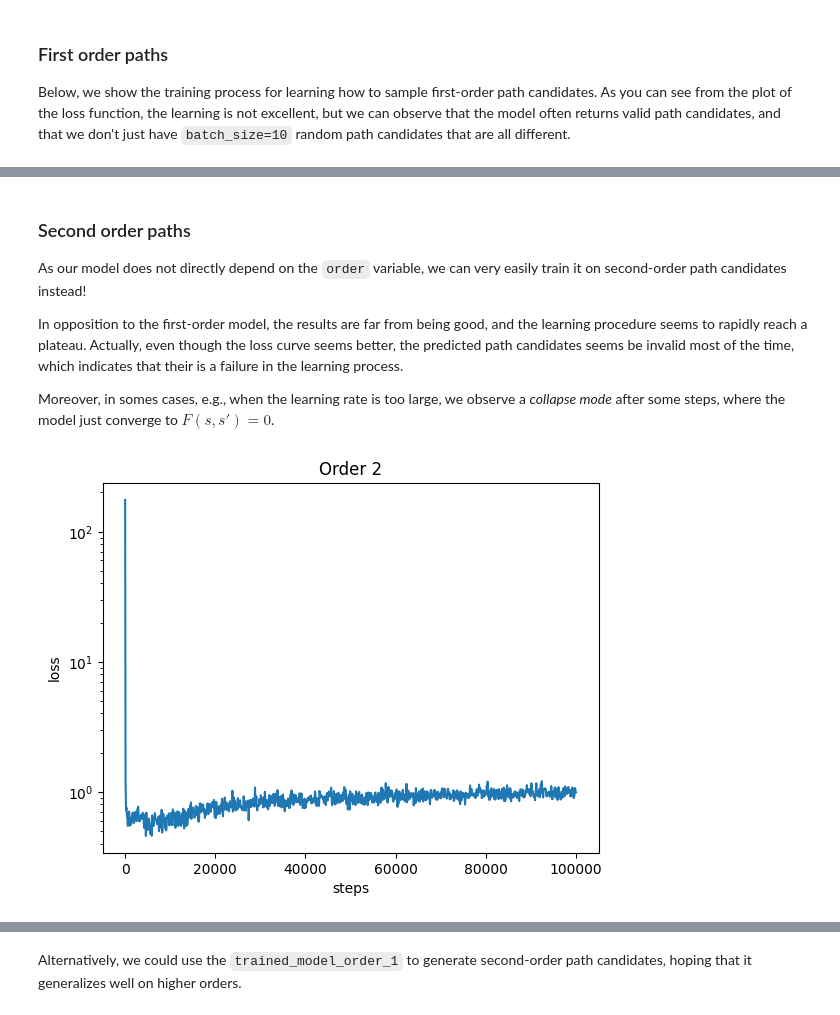
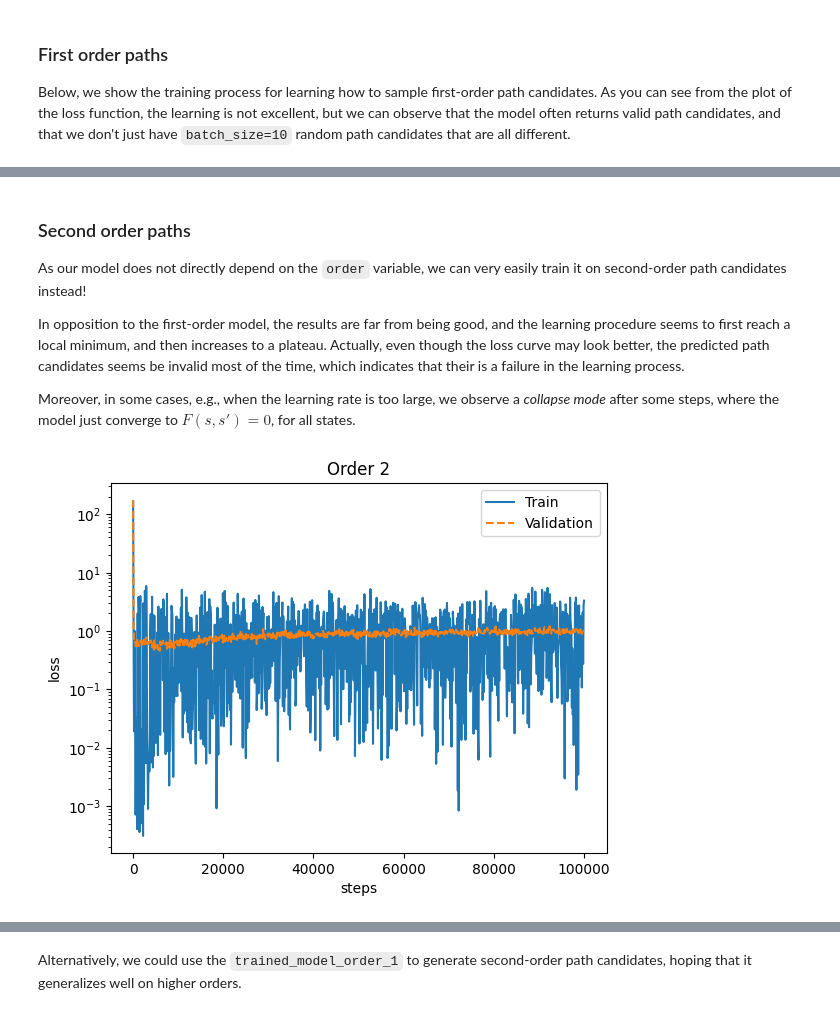
Before and after one commit to jeertmans/DiffeRT2d, a Jupyter notebook: docs/source/notebooks/cost20120_helsinki_model.ipynb, the cells around one changed output, grey strips where cells are left out. Saved outputs shown, nothing was run; the diff lists cells and outputs as text; code cells hidden in the pictures.

```diff
--- a/docs/source/notebooks/cost20120_helsinki_model.ipynb
+++ b/docs/source/notebooks/cost20120_helsinki_model.ipynb
@@ -96,12 +102,12 @@ scene.plot(ax)
 order = 2
 
 for _, _, path, _ in scene.all_valid_paths(order=order):
-    path.plot(ax)
+    path.plot(ax, zorder=-1)
 
 xlim = plt.xlim()
 ylim = plt.ylim()
 
-plt.xlabel("x")
-plt.ylabel("y")
+plt.xlabel("x coordinate")
+plt.ylabel("y coordinate")
 plt.show()
 # %% [output]
@@ -405,9 +413,7 @@ for _, _, valid, path, path_candidate in scene.all_paths(order=order):
     p = path_candidate.tolist()
     r = reward(path_candidate, scene)
 
-    print(
-        f"{s} path_candidate = {p} has a reward of {r}"
-    )
+    print(f"{s} path_candidate = {p} has a reward of {r}")
 
 plt.xlabel("x")
 plt.ylabel("y")
@@ -939,10 +952,10 @@ def loss(
         if pr is not None:
             pr.set_label("Prediction")
 
-        plt.title(f"Generated {batch_size} path cand. (of which {n_unique} are unique)")
-        plt.legend()
-        plt.xlabel("x")
-        plt.ylabel("y")
+        ax.set_title(f"Generated {batch_size} path cand. (of which {n_unique} are unique)")
+        ax.set_xlabel("x coordinate")
+        ax.set_ylabel("y coordinate")
+        ax.legend()
         plt.show()
 
     return batch_loss
@@ -1018,7 +1031,12 @@ def train(
     *,
     order: int,
     key: PRNGKeyArray,
-) -> tuple[FlowModel, Float[Array, "{steps}//{print_every}"], Float[Array, "{steps}//{print_every}"]]:
+) -> tuple[
+    FlowModel,
+    Float[Array, "{steps}//{print_every}"],
+    Float[Array, "{steps}//{print_every}"],
+    Float[Array, "{steps}//{print_every}"],
+]:
     """
     Trains a flow model on a sequence of training samples and returns the averaged loss over validation samples.
 
@@ -1030,7 +1048,8 @@ def train(
     :param print_every: The frequency at which the average loss is computed.
     :param order: The order of the paths to be trained on.
     :param key: The random key to be used.
-    :return: The trained model, the steps, and the losses.
+    :return: The trained model, the steps,
+        the train losses and the validation losses.
     """
     opt_state = optim.init(eqx.filter(model, eqx.is_array))
 
@@ -1051,7 +1070,8 @@ def train(
         return model, opt_state, loss_value
 
     loss_steps = []
-    losses = []
+    train_losses = []
+    val_losses = []
     jitted_loss = eqx.filter_jit(loss)
 
     with trange(steps, desc="", unit=" steps", leave=True) as bar:
@@ -1075,14 +1095,15 @@ def train(
                 val_loss /= len(val_samples)
 
                 loss_steps.append(step)
-                losses.append(val_loss)
+                train_losses.append(train_loss)
+                val_losses.append(val_loss)
 
                 bar.set_description(
                     f"train_loss = {float(train_loss):.1f}, "
                     f"val_loss = {float(val_loss):.1f}"
                 )
 
-    return model, jnp.array(loss_steps), jnp.array(losses)
+    return model, jnp.array(loss_steps), jnp.array(train_losses), jnp.array(val_losses)
 # %% [markdown]
 ### First order paths
 
@@ -1121,26 +1144,30 @@ As our model does not directly depend on the `order` variable, we
 can very easily train it on second-order path candidates instead!
 
 In opposition to the first-order model, the results are far from being
-good, and the learning procedure seems to rapidly reach a plateau.
-Actually, even though the loss curve seems better, the predicted
+good, and the learning procedure seems to first reach a local minimum,
+and then increases to a plateau.
+Actually, even though the loss curve may look better, the predicted
 path candidates seems be invalid most of the time, which indicates
 that their is a failure in the learning process.
 
-Moreover, in somes cases, e.g., when the learning rate is too large,
+Moreover, in some cases, e.g., when the learning rate is too large,
 we observe a *collapse mode* after some steps, where the model just
-converge to $F(s,s')=0$.
+converge to $F(s,s')=0$, for all states.
 # %%
 key, key_train = jax.random.split(key, 2)
-trained_model_order_2, steps, order_2_losses = train(
+
+trained_model_order_2, order_2_steps, order_2_train_losses, order_2_val_losses = train(
     untrained_model, train_samples, val_samples, optim, order=2, key=key_train
 )
 
-plt.semilogy(steps, order_2_losses)
+plt.semilogy(order_2_steps, order_2_train_losses, label="Train")
+plt.semilogy(order_2_steps, order_2_val_losses, "--", label="Validation")
 plt.title("Order 2")
 plt.xlabel("steps")
 plt.ylabel("loss")
+plt.legend()
 plt.show()
 # %% [output]
-[figure, old version]
+[figure, new version]
 # %%
 # Run this cell multiple times for different results!
```
Also changed, not shown: parts of 16 cells of this notebook, 8 other files.
